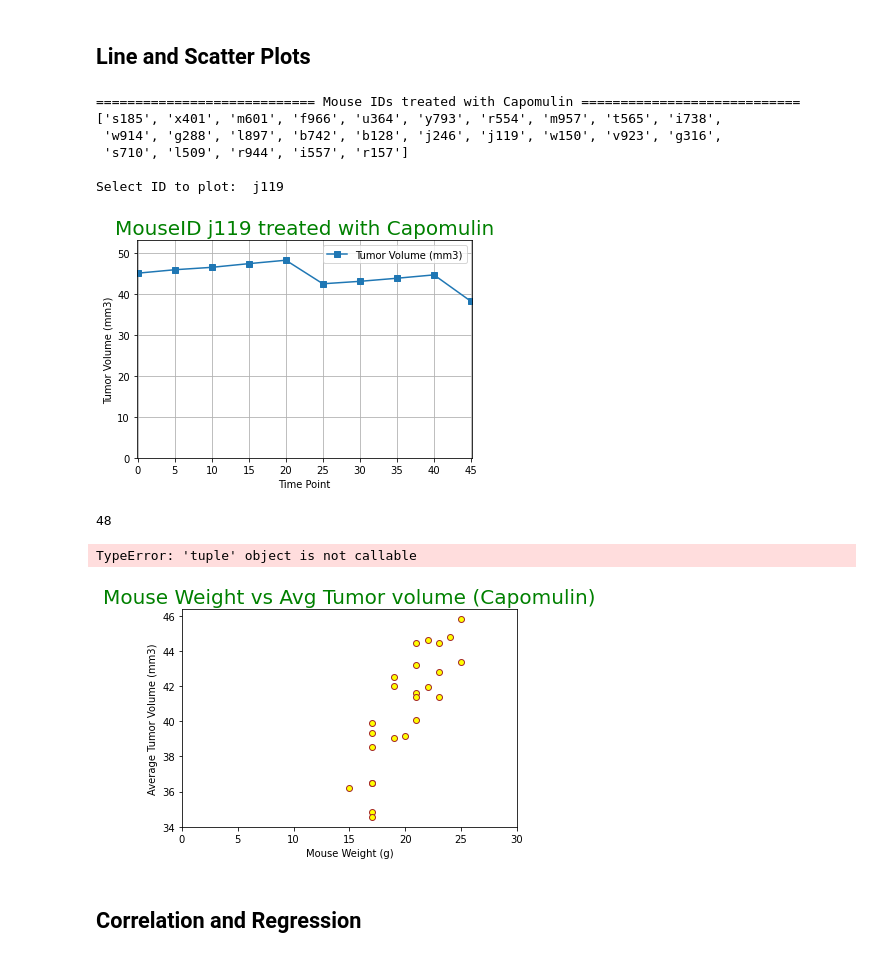
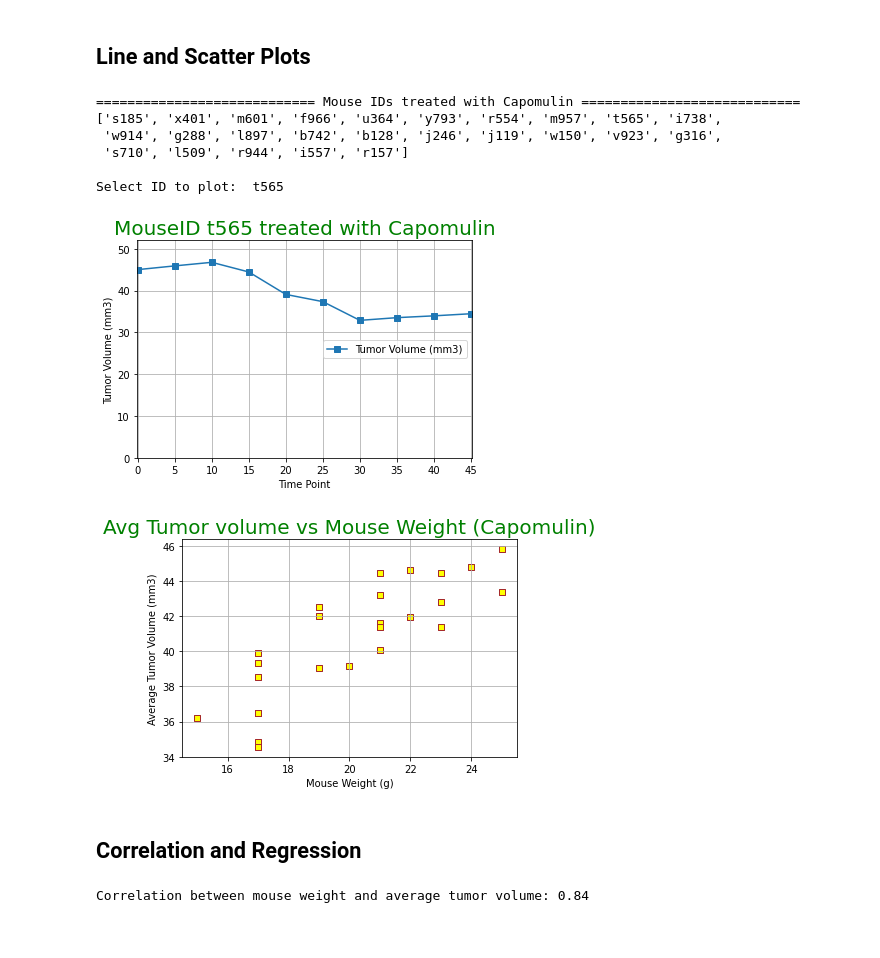
Before and after one commit to githotirado/matplotlib-challenge, a Jupyter notebook: pymaceuticals_starter.bakq.ipynb, the cells around one changed output. Cells and saved outputs as stored; diff of their text form; code cells hidden in the pictures.

```diff
--- a/pymaceuticals_starter.bakq.ipynb
+++ b/pymaceuticals_starter.bakq.ipynb
@@ -176,3 +189,14 @@ bar_mice_treat
 # plt.show()
 # %% [markdown]
 ## Pie Plots
+# %%
+# Generate a pie plot showing the distribution of female versus male mice using pandas
+# pie_y_values = clean_study_df[["Mouse ID", "Sex"]].groupby("Sex").count()
+# pie_y_values
+g = clean_study_df[["Mouse ID", "Sex"]].set_index("Mouse ID")
+f = pd.Series(g["Sex"]).value_counts()
+f
+f.plot(kind="pie", autopct="%1.1f%%", startangle=90)
+plt.title("Distribution of Mice (Pandas)", fontsize=20, color="green")
+plt.axis("Equal")
+plt.show()
@@ -257,71 +289,72 @@ from pprint import pprint
 # %%
 # Generate a line plot of time point versus tumor volume for a mouse treated with Capomulin
 treatment = "Capomulin"
-mice_to_choose_filter = (combined_study_df["Drug Regimen"] == treatment) & (combined_study_df["Timepoint"] == 0)
-candidate_mice = combined_study_df.loc[mice_to_choose_filter, ["Mouse ID"]]
+mice_to_choose_filter = (clean_study_df["Drug Regimen"] == treatment) & (clean_study_df["Timepoint"] == 0)
+candidate_mice = clean_study_df.loc[mice_to_choose_filter, ["Mouse ID"]]
 
 # Display list of mouse IDs on the treatment, ask user to select one, new dataframe with only that mouse ID
 print(f"============================ Mouse IDs treated with {treatment} ============================")
 pprint(list(candidate_mice["Mouse ID"]), compact=True)
 mouse_ID = input(f"\nSelect ID to plot: ")
-target_mouse_filter = (combined_study_df["Mouse ID"] == mouse_ID)
-target_mouse_df = combined_study_df.loc[target_mouse_filter]
+target_mouse_filter = (clean_study_df["Mouse ID"] == mouse_ID)
+target_mouse_df = clean_study_df.loc[target_mouse_filter]
 
 # Plot line graph with selected mouse ID dataframe
-x_ticks=[x for x in range(0,max(combined_study_df["Timepoint"]) + 5, 5)]
+x_ticks=[x for x in range(0,max(clean_study_df["Timepoint"]) + 5, 5)]
 y_max=round(max(target_mouse_df["Tumor Volume (mm3)"]))
 target_mouse_df.plot(kind="line",
                    x="Timepoint",
                    xlabel="Time Point",
                    xticks=x_ticks,
                    xlim=(-0.1, max(x_ticks) + 0.1),
                    y="Tumor Volume (mm3)",
                    ylabel="Tumor Volume (mm3)",
                    ylim=(0, y_max + 5),
                    marker="s"
                    )
 plt.title(f"MouseID {mouse_ID} treated with {treatment}", fontsize=20, color="green")
+plt.legend(loc="center right")
 plt.grid()
 plt.show()
 # %% [output]
 ============================ Mouse IDs treated with Capomulin ============================
 ['s185', 'x401', 'm601', 'f966', 'u364', 'y793', 'r554', 'm957', 't565', 'i738',
  'w914', 'g288', 'l897', 'b742', 'b128', 'j246', 'j119', 'w150', 'v923', 'g316',
  's710', 'l509', 'r944', 'i557', 'r157']
 
-Select ID to plot:  j119
+Select ID to plot:  t565
-[figure, old version]
+[figure, new version]
-# %%
-y_max
-# %% [output]
-48
 # %%
 # Generate a scatter plot of mouse weight versus average tumor volume for the Capomulin regimen
 treatment="Capomulin"
-scatter_mice_filter = (combined_study_df["Drug Regimen"] == treatment)
-scatter_plot_df = combined_study_df.loc[scatter_mice_filter].set_index("Mouse ID")
+scatter_mice_filter = (clean_study_df["Drug Regimen"] == treatment)
+scatter_plot_df = clean_study_df.loc[scatter_mice_filter].set_index("Mouse ID")
 mouse_weight_series = scatter_plot_df["Weight (g)"].groupby(by="Mouse ID").mean()
 tumor_vol_series = scatter_plot_df["Tumor Volume (mm3)"].groupby(by="Mouse ID").mean()
 
 plt.scatter(
     x = mouse_weight_series,
     y = tumor_vol_series,
-    marker = "o",
+    marker = "s",
     edgecolor = "brown",
     facecolor = "yellow"
 )
-plt.title(f"Mouse Weight vs Avg Tumor volume ({treatment})", fontsize=20, color="green")
+plt.title(f"Avg Tumor volume vs Mouse Weight ({treatment})", fontsize=20, color="green")
 plt.xlabel("Mouse Weight (g)")
 plt.ylabel("Average Tumor Volume (mm3)")
-plt.xlim(0,30)
-plt.ylim(bottom=0, top=48)
+# plt.xlim(0,30)
+# plt.ylim(0,48)
 plt.grid()
 plt.show()
 # %% [output]
-TypeError: 'tuple' object is not callable
-[figure, old version]
+[figure, new version]
 # %% [markdown]
 ## Correlation and Regression
 # %%
 # Calculate the correlation coefficient and linear regression model
 # for mouse weight and average tumor volume for the Capomulin regimen
+correlation = st.pearsonr(mouse_weight_series, tumor_vol_series)
+
+print(f"Correlation between mouse weight and average tumor volume: {correlation[0]:.2f}")
+# %% [output]
+Correlation between mouse weight and average tumor volume: 0.84
```
Also changed, not shown: parts of 11 cells of this notebook, 1 other file.
